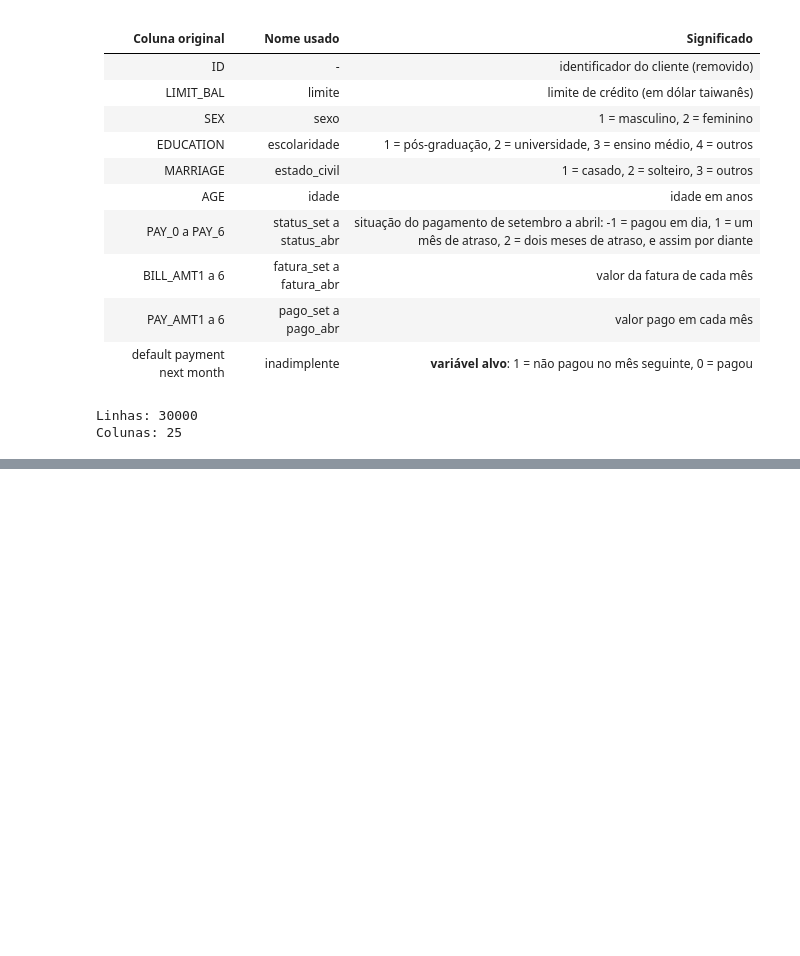
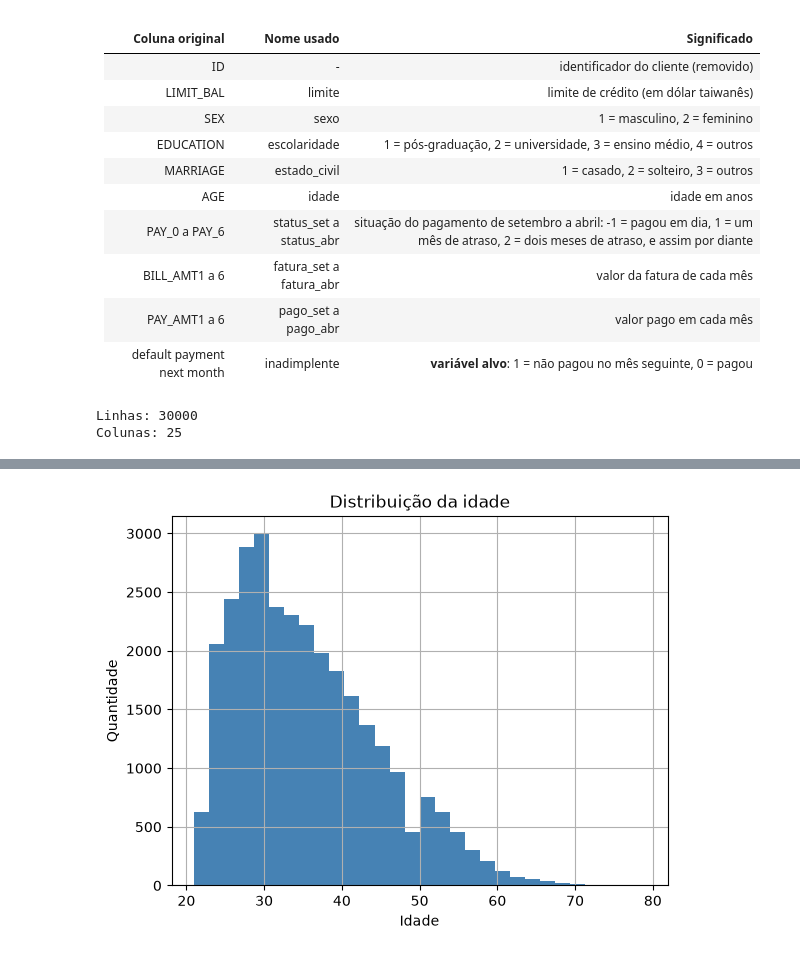
Before and after one commit to JlucasFaria/projeto-ml, a Jupyter notebook: notebooks/02_inadimplencia.ipynb, the cells around one changed output, grey strips where cells are left out. Cells and saved outputs as stored; diff of their text form; code cells hidden in the pictures; blank space fills up the shorter version.

```diff
--- a/notebooks/02_inadimplencia.ipynb
+++ b/notebooks/02_inadimplencia.ipynb
@@ -62,0 +172,9 @@ Colunas: 25
+# %%
+# histograma da idade
+df['idade'].hist(bins=30, color='steelblue')
+plt.title('Distribuição da idade')
+plt.xlabel('Idade')
+plt.ylabel('Quantidade')
+plt.show()
+# %% [output]
+[figure, added]
```
Also changed, not shown: parts of 13 cells of this notebook.
